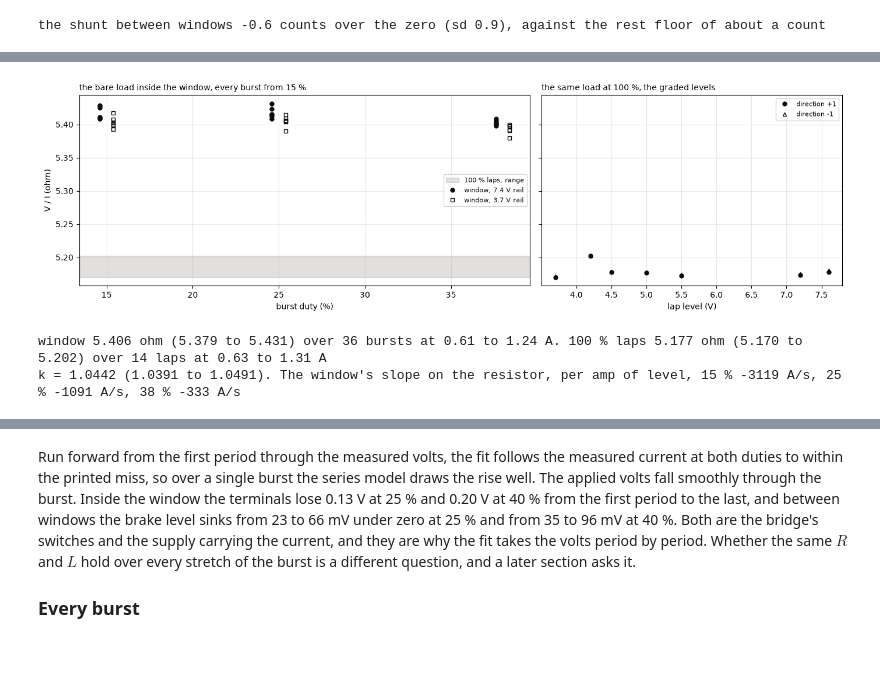
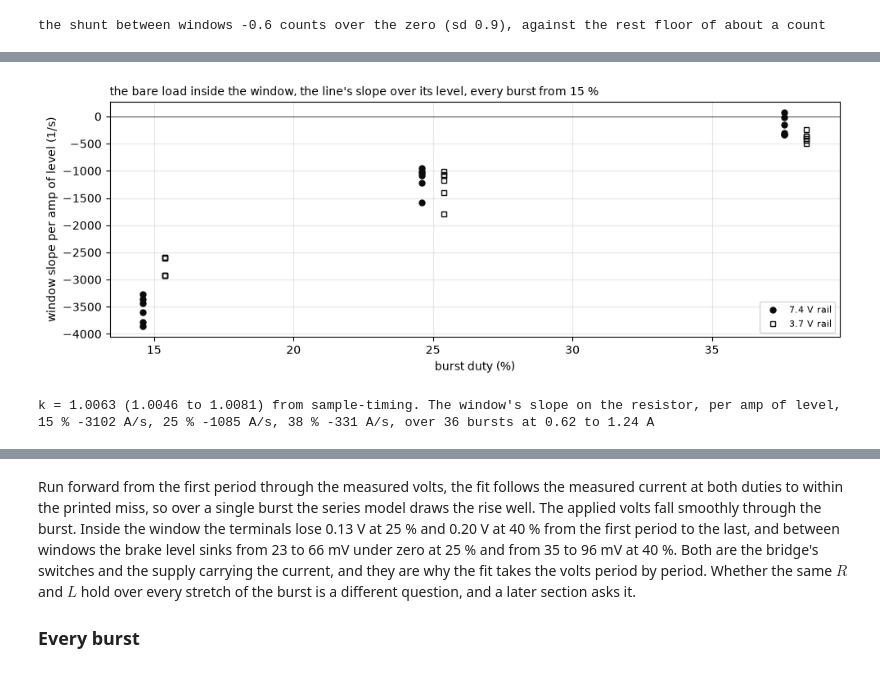
Before and after one commit to OpenServoCore/notebooks, a Jupyter notebook: stages/2-motor/inductance/inductance.ipynb, the cells around one changed output, grey strips where cells are left out. Drawn from its saved outputs; the diff is of its cells as text; code cells hidden in the pictures.

Commit message:
stage 2: correct inductance's k, offset, edge integrals, ripple R, per-duty values and confidence wording

```diff
--- a/stages/2-motor/inductance/inductance.ipynb
+++ b/stages/2-motor/inductance/inductance.ipynb
@@ -75,7 +75,6 @@ STEPS = (Path("../../../telemetry") / f"{MOTOR.key}__{BOARD.key}" / "inductance"
 FAST = (Path("../../../telemetry") / f"{MOTOR.key}__{BOARD.key}" / "inductance" / "fast-1").resolve()          # hole 11, fast decay, then two slow groups
 BRIDGE = (Path("../../../telemetry") / BOARD.key / "bridge-states" / "capture-1").resolve()   # stage 1's RL dummy, for its fast-decay fold
 RESISTOR = (Path("../../../telemetry") / BOARD.key / "sample-timing" / "capture-1").resolve()   # stage 1's bursts into the bare resistor load
-LAPS = (Path("../../../telemetry") / BOARD.key / "current-scale" / "capture-1" / "bare").resolve()   # stage 1's 100 % laps into the same load
 HOLES = sorted(int(p.name.split("-")[1]) for p in CAPTURE.glob("hole-*"))   # the bar's holes, a full turn in 30 degree steps
 EXCLUDED = ("capture-1", 9, "g5-rev-25-rested")                        # a pin screw of the bar was being unscrewed during this group
 # the change before each group's first burst, in capture order, as the figures label it
@@ -95,12 +94,15 @@ print(f"a sample every {US:.3f} us, {PERIOD / bu.STEP_TICKS:.1f} samples per {PE
 CS = results.read("1-board", "current-scale", pair=BOARD.key)         # counts per amp on the meter, and the in-drive offset
 TC = results.read("1-board", "terminal-chain", pair=BOARD.key)        # terminal counts per volt on the meter, and its offset
 ST = results.read("1-board", "sample-timing", pair=BOARD.key)         # the bridge's edge lags and the shunt's settle, per rail
-RR = results.read("2-motor", "rest-resistance", pair=MOTOR.key)       # the motor's resistance at 100 %, for the comparison
+RR = results.read("2-motor", "rest-resistance", pair=MOTOR.key)       # the motor's resistance at 100 %, for the comparison and the ripple
+R_HOLE = dict(zip(HOLES, RR["r_term_by_hole"]))                        # rest-resistance's R at each hole, ohm, the R the window's own L takes off
 KE = results.read("2-motor", "bemf-coast", pair=MOTOR.key)["ke_v_s_per_rad"]["value"]   # volts per rad/s of the rotor, for the leftover volts
 J_LO = RR["j_runup_kg_m2"]["lo"]                                       # the rotor's inertia, the smallest of rest-resistance's run-ups
 BSR = results.read("1-board", "bridge-states", pair=BOARD.key)        # the same method on fixed inductors
 COUNTS_PER_A, DRIVE_OFF = CS["counts_per_a"]["value"], CS["drive_offset_counts"]["value"]
 COUNTS_PER_V, TERM_OFF = TC["terminal_counts_per_v"]["value"], TC["terminal_offset_counts"]["value"]
+rail_v = lambda n: (np.asarray(n, float) - TC["rail_offset_counts"]["value"]) / TC["rail_counts_per_v"]["value"]   # the rail tap at rest, terminal-chain's line
+K, K_LO, K_HI = (ST["window_scale"][b] for b in ("value", "lo", "hi"))   # the window's scale, sample-timing's bursts over its own 100 % rungs
 # 5.0 V sits between the two rails sample-timing graded, so the lags are the mean of the two
 ON_LAG = np.mean([ST["on_edge_lag_7v4"]["value"], ST["on_edge_lag_3v7"]["value"]])            # the shunt's half crossing, amplifier included
 TAP_ON_LAG = np.mean([ST["tap_on_edge_lag_7v4"]["value"], ST["tap_on_edge_lag_3v7"]["value"]])   # the bridge's own edge, from the tap
@@ -109,7 +111,7 @@ SETTLE = np.mean([ST["shunt_settle_7v4"]["value"], ST["shunt_settle_3v7"]["value
 print(f"current, counts over the zero = {DRIVE_OFF:+.1f} + {COUNTS_PER_A:.1f} x amps. Terminals, tap difference = {TERM_OFF:+.1f} + {COUNTS_PER_V:.2f} x volts")
 print(f"bridge ON edge {TAP_ON_LAG:.0f} ticks after the commanded start, shunt crossing {ON_LAG:.0f}, OFF edge {OFF_LAG:.0f} after the commanded end, "
       f"shunt settled {SETTLE:.0f} ticks after the commanded start")
-print(f"Ke from bemf-coast {KE * 1e3:.4f} mV s/rad")
+print(f"Ke from bemf-coast {KE * 1e3:.4f} mV s/rad. The window's scale k from sample-timing {K:.4f} ({K_LO:.4f} to {K_HI:.4f})")
 # %% [output]
 mg90-b on dev-v006-2A-D from telemetry/mg90-b__dev-v006-2A-D/inductance/capture-1, telemetry/mg90-b__dev-v006-2A-D/inductance/reversal-1, telemetry/mg90-b__dev-v006-2A-D/inductance/steps-1, telemetry/ ...
 a sample every 1.083 us, 46.2 samples per 50 us period, 26 ADC clocks each
@@ -130,7 +132,7 @@ for name, root in (("capture-1", CAPTURE), ("reversal-1", REVERSAL)):
                 rows.append({"set": name, "hole": int(hdir.name.split("-")[1]), "group": gdir.name, "k": k,
                              "pct": int(round(abs(m["step_q15"]) * 100 / 32768)), "sign": 1 if m["step_q15"] > 0 else -1,
                              "samples": len(df), "step_index": m["step_index"], "frame_len": m["frame_len"],
-                             "rail_v": float(BOARD.rail_v(m["vbus_raw"])), "df": df})
+                             "rail_v": float(rail_v(m["vbus_raw"])), "df": df})
 B = pd.DataFrame(rows)
 B["first"] = B["k"] == 0                                               # the first burst of its group, the one a change comes before
 B["excluded"] = (B["set"] == EXCLUDED[0]) & (B["hole"] == EXCLUDED[1]) & (B["group"] == EXCLUDED[2])
@@ -336,8 +338,10 @@ The bare load read both ways. On the left, the window's $V_\mathrm{on} / i$ for
 # %%
-def periods(df, sign, edge=0.0):
+def periods(df, sign, edge=0.0, off=0.0):
     # one row per full period after the step: the winding current at the middle of the bridge's window, the volts the
     # period applied, the window's own volts and slope, and what the shunt reads between windows. `edge` is the volt-ticks
-    # the two edges hold beyond the two-part mean, from the pooled edge profile below; 0 for a load with no inductance
+    # the two edges hold beyond the two-part mean, from the pooled edge profile below; 0 for a load with no inductance.
+    # The current is over the burst's own pre-step zero, which already holds the in-drive offset; `off` takes counts off
+    # it again, for the method check only
     s, m, half = samples(df)
     zero = bu.zero(df, ARR)                                                # the amplifier's zero from the pre-step shunt samples
     a, b = -half + TAP_ON_LAG, half + OFF_LAG                              # the bridge's ON and OFF edges in ticks from the crest
@@ -346,76 +350,48 @@ def periods(df, sign, edge=0.0):
     settled = (s["tc"] >= -half + SETTLE) & (s["tc"] <= half)              # inside the window, after the amplifier's settle, before the OFF edge
     clear = (s["tc"] >= b + SETTLE - ON_LAG) | (s["tc"] <= -half - 10)    # the brake interval, clear of the OFF edge's tail and before the next commanded start
     rows = []
     for n, g in s.groupby("n"):
         sh = g[(g["stream"] == "sh") & settled[g.index]]
         line = np.polyfit(sh["tc"], sh["y"], 1)                            # the ramp inside the window, which a line follows over 25 us
-        i_on = (np.polyval(line, (a + b) / 2) - DRIVE_OFF) / COUNTS_PER_A  # at the window's middle, less the in-drive offset, in amps
+        i_on = (np.polyval(line, (a + b) / 2) - off) / COUNTS_PER_A        # at the window's middle, in amps
         i_off = g[(g["stream"] == "sh") & clear[g.index]]["y"].mean() / COUNTS_PER_A   # the shunt between windows, in amps
         d_on, d_off = ((g[(g["stream"] == "ta") & w[g.index]]["code"].mean() - g[(g["stream"] == "tb") & w[g.index]]["code"].mean())
                        for w in (settled, clear))                          # tap A less tap B, inside the window and between windows
         v_on, v_off = ((sign * d - TERM_OFF) / COUNTS_PER_V for d in (d_on, d_off))   # the terminal-chain line inverted, signed by the step
         rows.append({"n": n, "t_us": (n * PERIOD + half + (a + b) / 2) / bu.TICKS_PER_US,   # the window's middle, from the first commanded start
                      "i_a": i_on, "v_v": (v_on * on_span + v_off * (PERIOD - on_span) + edge) / PERIOD,
                      "v_on_v": v_on, "v_off_v": v_off, "i_off_a": i_off,
                      "slope_a_per_s": line[0] * bu.TICKS_PER_US * 1e6 / COUNTS_PER_A, "on_n": len(sh)})
     return pd.DataFrame(rows)
 
-# the bursts sample-timing recorded into the bare load, read the same way; 10 % leaves one or two settled shunt samples in a
-# window, too few for the line, so the comparison starts at 15 %
+# the window's own slope on the bare load, sample-timing's bursts read the same way. A resistor's current has no ramp of its own, so
+# this is what the window's line reads where there is none. 10 % leaves one or two settled shunt samples in a window, too few for
+# the line, so the read starts at 15 %
 rows = []
 for folder, rail in (("bursts", 7.4), ("bursts-1s", 3.7)):
     for df_r in bu.load(RESISTOR / folder):
         m_r = bu.meta(df_r)
         pct = int(round(abs(m_r["step_q15"]) * 100 / 32768))
         if pct < 15:
             continue
         P = periods(df_r, 1 if m_r["step_q15"] > 0 else -1).iloc[1:]      # the first period left out, the rail still taking the step
-        rows.append({"rail": rail, "pct": pct, "r_ohm": P["v_on_v"].median() / P["i_a"].median(), "i_a": P["i_a"].median(),
-                     "slope_a_per_s": P["slope_a_per_s"].median()})
+        rows.append({"rail": rail, "pct": pct, "i_a": P["i_a"].median(), "slope_a_per_s": P["slope_a_per_s"].median()})
 RW = pd.DataFrame(rows)
+RW["drift"] = RW["slope_a_per_s"] / RW["i_a"]                          # the slope per amp of level, 1/s
+DRIFT = RW.groupby("pct")["drift"].median()
 
-# the same load at 100 %: stage 1's current-scale laps, each direction's V/I as the median over 60 to 300 ms after the drive's
-# first row, the stretch rest-resistance reads its laps over; only the levels stage 1 graded, 3.7 V and up
-levels = pd.read_csv(LAPS / "levels.csv")
-rows = []
-for _, L in levels[levels["volts_set"] >= TC["rail_range_v"]["lo"]].iterrows():
-    d_l, meta_l = tel.load(LAPS / L["folder"], BOARD)                    # checks the sense block against the board entry
-    zero_l = float(tel.baseline(d_l)["current_raw"].median())           # the lap's own torque-off zero
-    fs = meta_l.get("tick_hz", 20_000)
-    for seg, g in d_l[d_l["seg"] > 0].groupby("seg"):
-        d = int(g["dir"].iloc[0])
-        on = int(np.flatnonzero(g["duty_counts"].to_numpy() != 0)[0])   # the drive's first row
-        g = g.iloc[on + int(0.060 * fs):on + int(0.300 * fs)]
-        i = (g["current_raw"].to_numpy(float) - zero_l - DRIVE_OFF) / COUNTS_PER_A
-        v = ((g["vmotor_a"] - g["vmotor_b"]).to_numpy(float) * d - TERM_OFF) / COUNTS_PER_V
-        rows.append({"level": float(L["volts_set"]), "dir": d, "r_ohm": float(np.median(v / i)), "i_a": float(np.median(i))})
-RL = pd.DataFrame(rows)
-K = RW["r_ohm"].median() / RL["r_ohm"].median()                       # the window's scale over the 100 % reading
-K_LO, K_HI = RW["r_ohm"].min() / RL["r_ohm"].median(), RW["r_ohm"].max() / RL["r_ohm"].median()
-
-fig, ax = plt.subplots(1, 2, figsize=(14, 4.2), sharey=True, gridspec_kw={"width_ratios": [3, 2]})
-ax[0].axhspan(RL["r_ohm"].min(), RL["r_ohm"].max(), color=MUTED, alpha=0.25, label="100 % laps, range")
+fig, ax = plt.subplots(figsize=(10, 3.8))
 for rail, mk in ((7.4, "o"), (3.7, "s")):
     g = RW[RW["rail"] == rail]
-    ax[0].plot(g["pct"] + (0.4 if rail < 5 else -0.4), g["r_ohm"], mk, ms=5, color=INK, mfc="none" if rail < 5 else INK, ls="none",
-               label=f"window, {rail} V rail")
-ax[0].set_xlabel("burst duty (%)"); ax[0].set_ylabel("V / I (ohm)"); ax[0].legend(fontsize=8, loc="center right")
-ax[0].set_title("the bare load inside the window, every burst from 15 %", loc="left", fontsize=10)
-for d, mk in ((1, "o"), (-1, "^")):
-    g = RL[RL["dir"] == d]
-    ax[1].plot(g["level"], g["r_ohm"], mk, ms=5, color=INK, mfc=INK if d > 0 else "none", ls="none", label=f"direction {d:+d}")
-ax[1].set_xlabel("lap level (V)"); ax[1].legend(fontsize=8)
-ax[1].set_title("the same load at 100 %, the graded levels", loc="left", fontsize=10)
-for a in ax:
-    a.grid(alpha=0.3)
+    ax.plot(g["pct"] + (0.4 if rail < 5 else -0.4), g["drift"], mk, ms=5, color=INK, mfc="none" if rail < 5 else INK, ls="none",
+            label=f"{rail} V rail")
+ax.axhline(0, color=INK, lw=0.5); ax.set_xlabel("burst duty (%)"); ax.set_ylabel("window slope per amp of level (1/s)")
+ax.grid(alpha=0.3); ax.legend(fontsize=8, loc="lower right")
+ax.set_title("the bare load inside the window, the line's slope over its level, every burst from 15 %", loc="left", fontsize=10)
 plt.tight_layout(); plt.show()
-print(f"window {RW['r_ohm'].median():.3f} ohm ({RW['r_ohm'].min():.3f} to {RW['r_ohm'].max():.3f}) over {len(RW)} bursts at "
-      f"{RW['i_a'].min():.2f} to {RW['i_a'].max():.2f} A. 100 % laps {RL['r_ohm'].median():.3f} ohm ({RL['r_ohm'].min():.3f} to {RL['r_ohm'].max():.3f}) "
-      f"over {len(RL)} laps at {RL['i_a'].min():.2f} to {RL['i_a'].max():.2f} A")
-print(f"k = {K:.4f} ({K_LO:.4f} to {K_HI:.4f}). The window's slope on the resistor, per amp of level, "
-      + ", ".join(f"{p} % {(g['slope_a_per_s'] / g['i_a']).median():+.0f} A/s" for p, g in RW.groupby("pct")))
+print(f"k = {K:.4f} ({K_LO:.4f} to {K_HI:.4f}) from sample-timing. The window's slope on the resistor, per amp of level, "
+      + ", ".join(f"{p} % {v:+.0f} A/s" for p, v in DRIFT.items()) + f", over {len(RW)} bursts at {RW['i_a'].min():.2f} to {RW['i_a'].max():.2f} A")
 # %% [output]
-[figure, old version]
+[figure, new version]
-window 5.406 ohm (5.379 to 5.431) over 36 bursts at 0.61 to 1.24 A. 100 % laps 5.177 ohm (5.170 to 5.202) over 14 laps at 0.63 to 1.31 A
-k = 1.0442 (1.0391 to 1.0491). The window's slope on the resistor, per amp of level, 15 % -3119 A/s, 25 % -1091 A/s, 38 % -333 A/s
+k = 1.0063 (1.0046 to 1.0081) from sample-timing. The window's slope on the resistor, per amp of level, 15 % -3102 A/s, 25 % -1085 A/s, 38 % -331 A/s, over 36 bursts at 0.62 to 1.24 A
 # %% [markdown]
```
Also changed, not shown: parts of 29 cells of this notebook, 2 other files.
